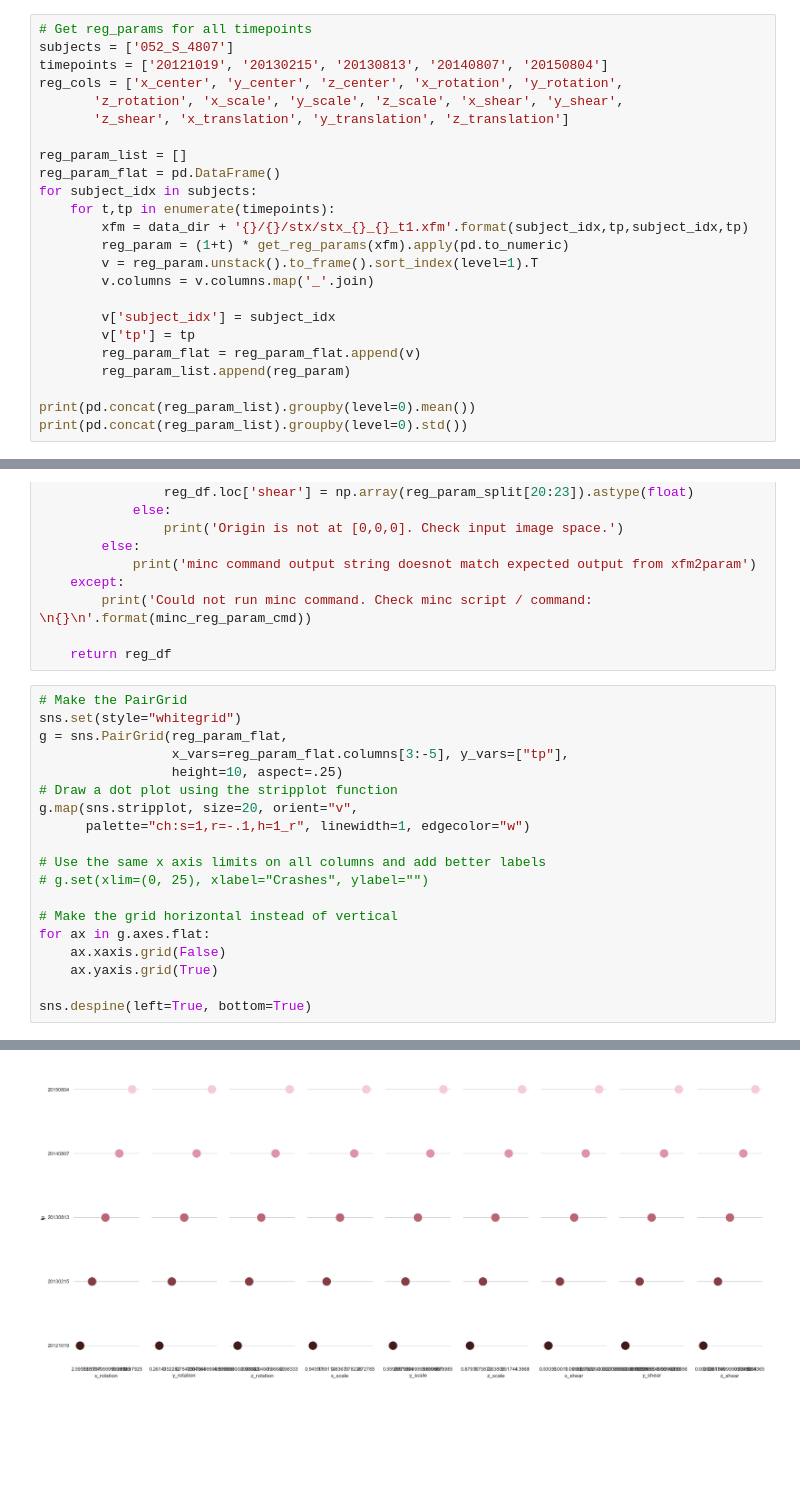
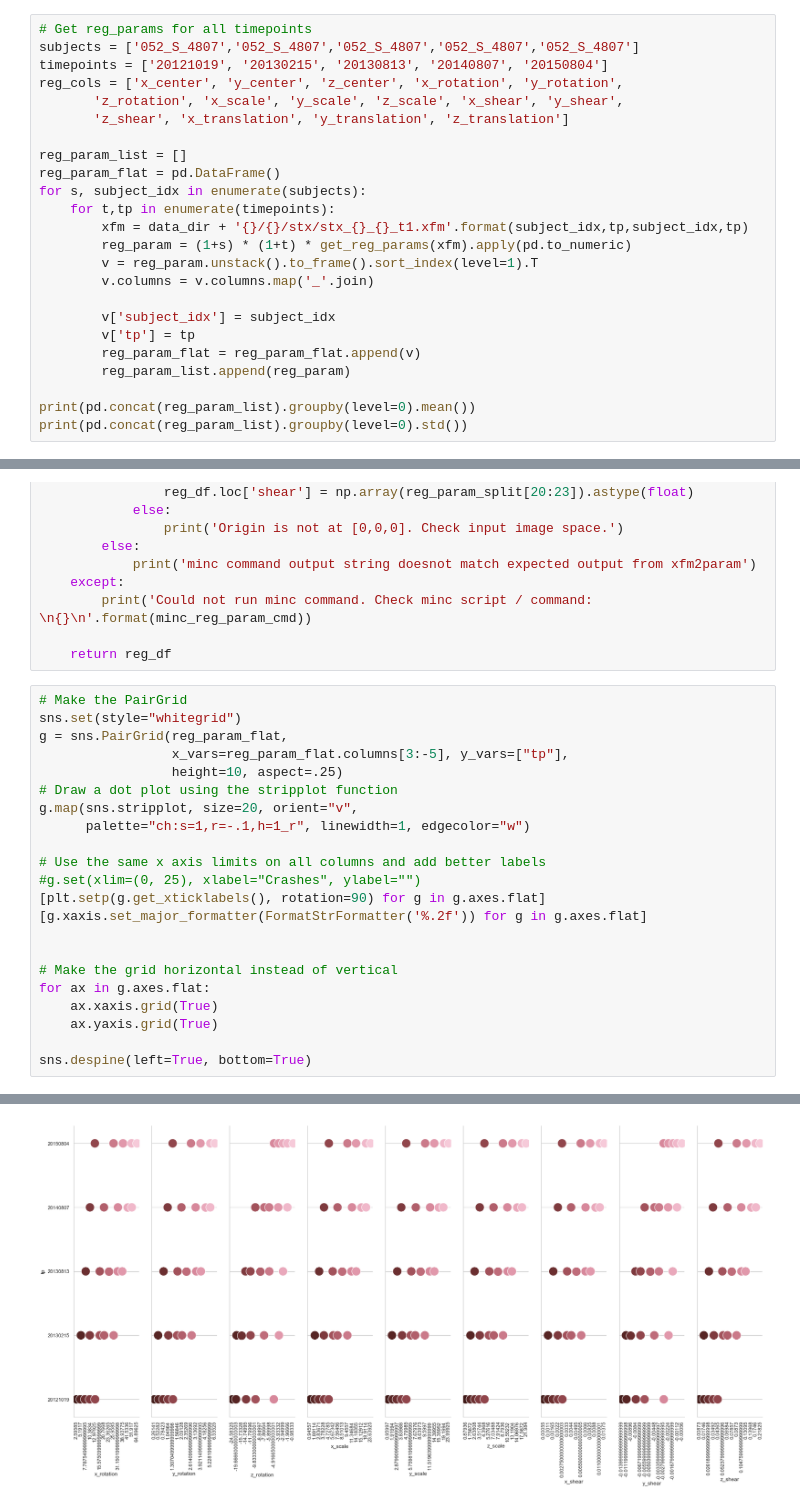
Before and after one commit to nikhil-C45/MR_preproc_dash, a Jupyter notebook: notebooks/MR_preproc_dash_registration_metrics.ipynb, the cells around one changed output, grey strips where cells are left out. Saved outputs shown, nothing was run; the diff lists cells and outputs as text; blank space fills up the shorter version.

```diff
--- a/notebooks/MR_preproc_dash_registration_metrics.ipynb
+++ b/notebooks/MR_preproc_dash_registration_metrics.ipynb
@@ -54,7 +54,7 @@ scale        0.94557  0.95997  0.87936
 shear        0.00055 -0.00056  0.00873
 # %%
 # Get reg_params for all timepoints
-subjects = ['052_S_4807']
+subjects = ['052_S_4807','052_S_4807','052_S_4807','052_S_4807','052_S_4807']
 timepoints = ['20121019', '20130215', '20130813', '20140807', '20150804']
 reg_cols = ['x_center', 'y_center', 'z_center', 'x_rotation', 'y_rotation',
        'z_rotation', 'x_scale', 'y_scale', 'z_scale', 'x_shear', 'y_shear',
@@ -62,10 +62,10 @@ reg_cols = ['x_center', 'y_center', 'z_center', 'x_rotation', 'y_rotation',
 
 reg_param_list = []
 reg_param_flat = pd.DataFrame()
-for subject_idx in subjects:
+for s, subject_idx in enumerate(subjects):
     for t,tp in enumerate(timepoints):
         xfm = data_dir + '{}/{}/stx/stx_{}_{}_t1.xfm'.format(subject_idx,tp,subject_idx,tp)
-        reg_param = (1+t) * get_reg_params(xfm).apply(pd.to_numeric)
+        reg_param = (1+s) * (1+t) * get_reg_params(xfm).apply(pd.to_numeric)
         v = reg_param.unstack().to_frame().sort_index(level=1).T
         v.columns = v.columns.map('_'.join)
 
@@ -148,11 +148,14 @@ g.map(sns.stripplot, size=20, orient="v",
       palette="ch:s=1,r=-.1,h=1_r", linewidth=1, edgecolor="w")
 
 # Use the same x axis limits on all columns and add better labels
-# g.set(xlim=(0, 25), xlabel="Crashes", ylabel="")
+#g.set(xlim=(0, 25), xlabel="Crashes", ylabel="")
+[plt.setp(g.get_xticklabels(), rotation=90) for g in g.axes.flat]
+[g.xaxis.set_major_formatter(FormatStrFormatter('%.2f')) for g in g.axes.flat]
+
 
 # Make the grid horizontal instead of vertical
 for ax in g.axes.flat:
-    ax.xaxis.grid(False)
+    ax.xaxis.grid(True)
     ax.yaxis.grid(True)
 
 sns.despine(left=True, bottom=True)
@@ -160 +164 @@ sns.despine(left=True, bottom=True)
-[figure, old version]
+[figure, new version]
```
Also changed, not shown: parts of 2 cells of this notebook.
